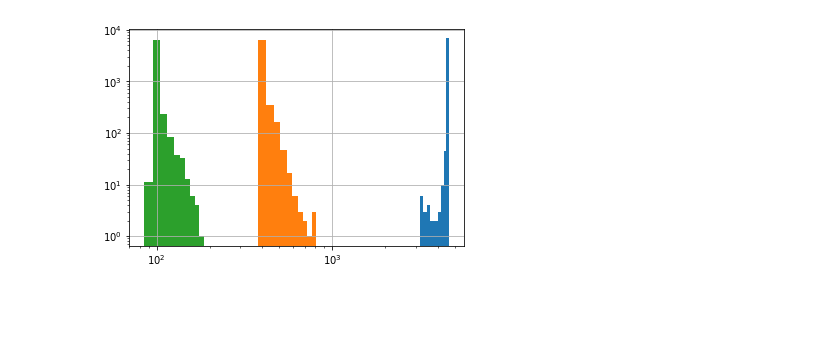
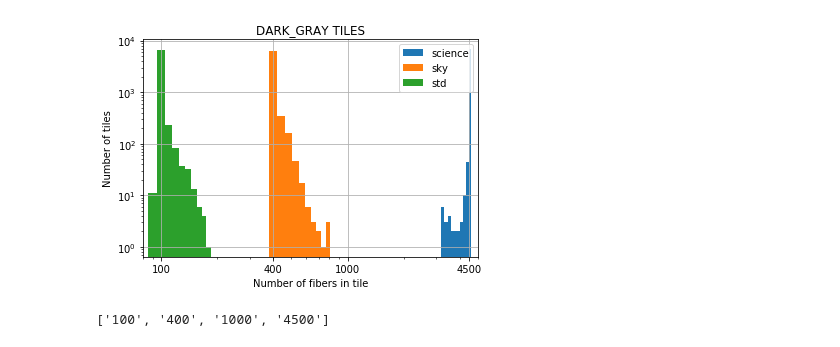
Before and after one commit to forero/SandboxDESI, a Jupyter notebook: DR8/plot_DR8.ipynb, the cells around one changed output. Saved outputs shown, nothing was run; the diff lists cells and outputs as text; code cells hidden in the pictures; blank space fills up the shorter version.

```diff
--- a/DR8/plot_DR8.ipynb
+++ b/DR8/plot_DR8.ipynb
@@ -43,16 +56,25 @@ assign_sky = np.array(assign_sky)
 assign_science = np.array(assign_science)
 tile_ra = np.array(tile_ra)
 tile_dec = np.array(tile_dec)
-# %%
-plt.hist(assign_science)
-plt.hist(assign_sky)
-plt.hist(assign_std)
-
-#plt.plot(assign_sky)
-#plt.plot(assign_std)
-plt.loglog()
-#plt.semilogx()
-plt.grid()
-# %% [output]
-[figure, removed]
+# %%
+plt.hist(assign_science, label='science')
+plt.hist(assign_sky, label='sky')
+plt.hist(assign_std, label='std')
+plt.loglog()
+plt.grid()
+ticks = [100, 400, 1000, 4500]
+str_ticks = list(map(str,ticks))
+_ = plt.xticks(ticks, str_ticks)
+plt.xlim([80,5000])
+plt.xlabel("Number of fibers in tile")
+plt.ylabel("Number of tiles")
+plt.legend()
+plt.title("{} TILES".format(program.upper()))
+plt.savefig("tiles_histogram_{}_{}.pdf".format(program, hemisphere), bbox_inches='tight')
+# %% [output]
+[figure, added]
+# %%
+list(map(str, ticks))
+# %% [output]
+['100', '400', '1000', '4500']
 # %%
```
Also changed, not shown: parts of 8 cells of this notebook.
